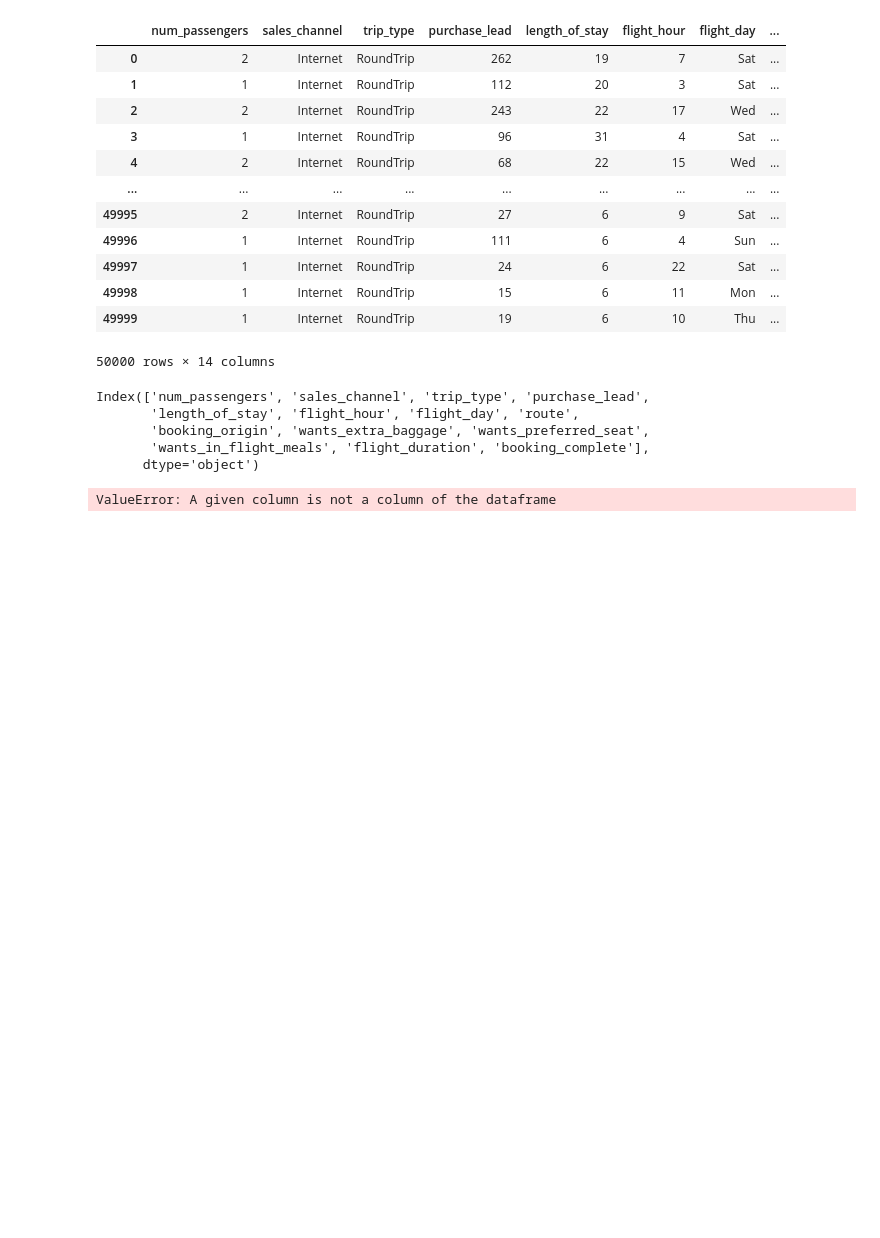
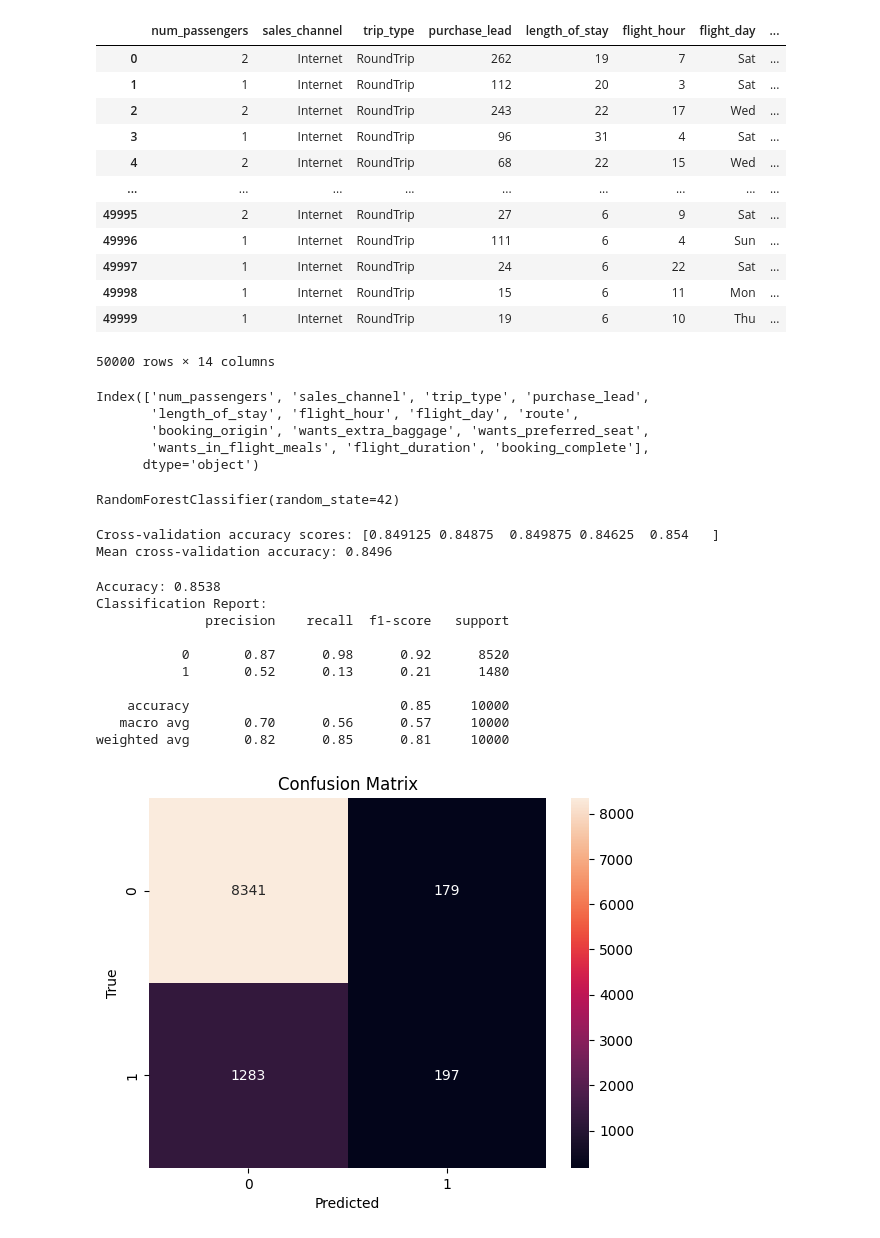
Before and after one commit to pavanrajkg04/Job_based_projects, a Jupyter notebook: Data Analyst/British Airways/customer_bookings_analysis.ipynb, the cells around one changed output. Cells and saved outputs as stored; diff of their text form; code cells hidden in the pictures; blank space fills up the shorter version.

```diff
--- a/Data Analyst/British Airways/customer_bookings_analysis.ipynb
+++ b/Data Analyst/British Airways/customer_bookings_analysis.ipynb
@@ -112,8 +112,8 @@ dtype: int64
 X = data.drop('booking_complete',axis=1)
 y = data['booking_complete']
 # %%
-numerical_features = data.select_dtypes(include=['int64', 'float64']).columns
-categorical_features = data.select_dtypes(include="object").columns
+numerical_features = X.select_dtypes(include=['int64', 'float64']).columns
+categorical_features = X.select_dtypes(include="object").columns
 categorical_features
 # %% [output]
 Index(['sales_channel', 'trip_type', 'flight_day', 'route', 'booking_origin'], dtype='object')
@@ -177,5 +177,3 @@ X_train, X_test, y_train, y_test = train_test_split(X, y, test_size=0.2, random_
 # %%
 X_train = preprocessor.fit_transform(X_train)
 X_test = preprocessor.transform(X_test)
-# %% [output]
-ValueError: A given column is not a column of the dataframe
@@ -181,0 +185,41 @@ ValueError: A given column is not a column of the dataframe
+# %%
+model = RandomForestClassifier(random_state=42)
+model.fit(X_train, y_train)
+# %% [output]
+RandomForestClassifier(random_state=42)
+# %%
+# Evaluate the model using cross-validation
+cv_scores = cross_val_score(model, X_train, y_train, cv=5, scoring='accuracy')
+print(f'Cross-validation accuracy scores: {cv_scores}')
+print(f'Mean cross-validation accuracy: {cv_scores.mean()}')
+# %% [output]
+Cross-validation accuracy scores: [0.849125 0.84875  0.849875 0.84625  0.854   ]
+Mean cross-validation accuracy: 0.8496
+# %%
+# Predict on the test set
+y_pred = model.predict(X_test)
+
+# Evaluate the model
+print(f'Accuracy: {accuracy_score(y_test, y_pred)}')
+print('Classification Report:')
+print(classification_report(y_test, y_pred))
+
+# Confusion Matrix
+cm = confusion_matrix(y_test, y_pred)
+sns.heatmap(cm, annot=True, fmt='d')
+plt.title('Confusion Matrix')
+plt.xlabel('Predicted')
+plt.ylabel('True')
+plt.show()
+# %% [output]
+Accuracy: 0.8538
+Classification Report:
+              precision    recall  f1-score   support
+
+           0       0.87      0.98      0.92      8520
+           1       0.52      0.13      0.21      1480
+
+    accuracy                           0.85     10000
+   macro avg       0.70      0.56      0.57     10000
+weighted avg       0.82      0.85      0.81     10000
+[figure, added]
```
Also changed, not shown: parts of 2 cells of this notebook.
